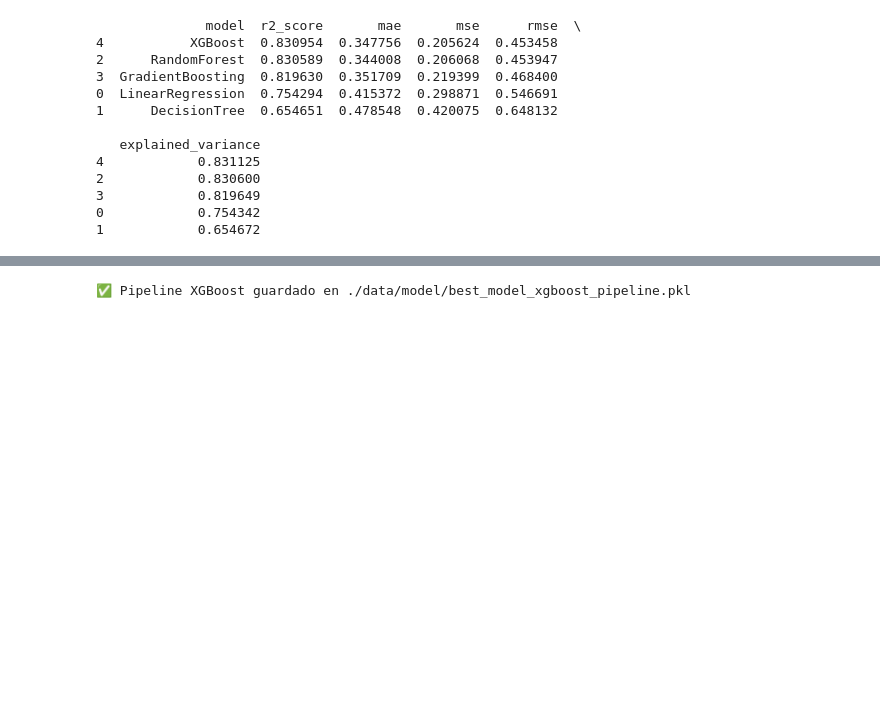
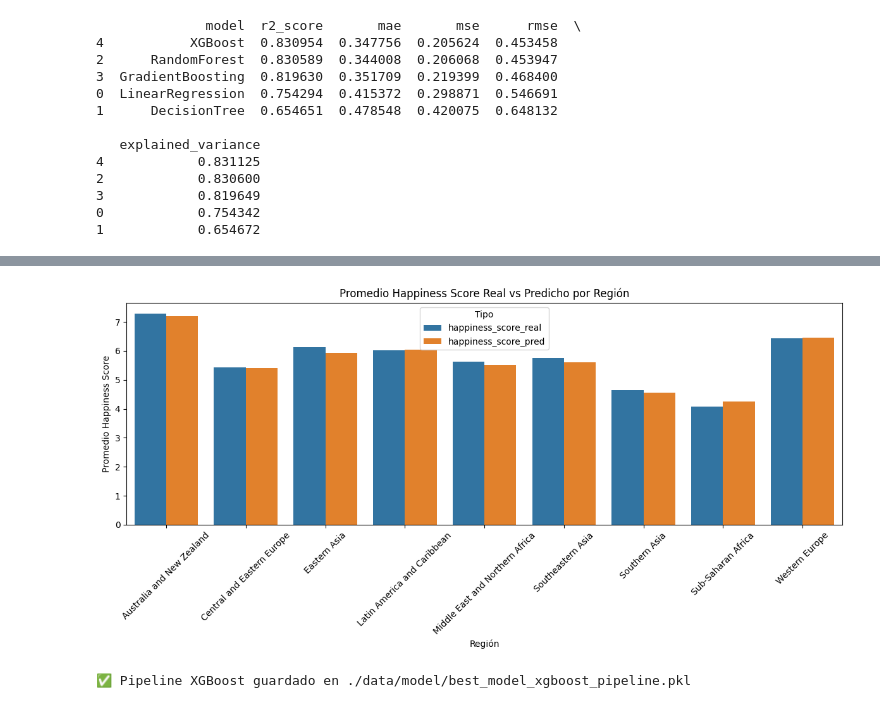
Before and after one commit to Juanjoslo2/workshop-3, a Jupyter notebook: notebooks/02_Model_training.ipynb, the cells around one changed output, grey strips where cells are left out. Drawn from its saved outputs; the diff is of its cells as text; code cells hidden in the pictures; blank space fills up the shorter version.

```diff
--- a/notebooks/02_Model_training.ipynb
+++ b/notebooks/02_Model_training.ipynb
@@ -153,3 +164,25 @@ plt.show()
+# %%
+
+df_compare = X_test.copy()
+df_compare['region'] = df.loc[X_test.index, 'region']
+df_compare['happiness_score_real'] = y_test
+df_compare['happiness_score_pred'] = models['XGBoost'].predict(X_test)
+
+df_mean = df_compare.groupby('region')[['happiness_score_real', 'happiness_score_pred']].mean().reset_index()
+
+df_melt = df_mean.melt(id_vars='region', var_name='Tipo', value_name='Promedio Happiness Score')
+
+plt.figure(figsize=(12,6))
+sns.barplot(data=df_melt, x='region', y='Promedio Happiness Score', hue='Tipo')
+plt.title('Promedio Happiness Score Real vs Predicho por Región')
+plt.xlabel('Región')
+plt.ylabel('Promedio Happiness Score')
+plt.xticks(rotation=45)
+plt.legend(title='Tipo')
+plt.tight_layout()
+plt.show()
+# %% [output]
+[figure, added]
 # %%
 os.makedirs("./data/model", exist_ok=True)
 joblib.dump(models['XGBoost'], "./data/model/best_model_xgboost_pipeline.pkl")
```
Also changed, not shown: parts of 6 cells of this notebook, 7 other files.
